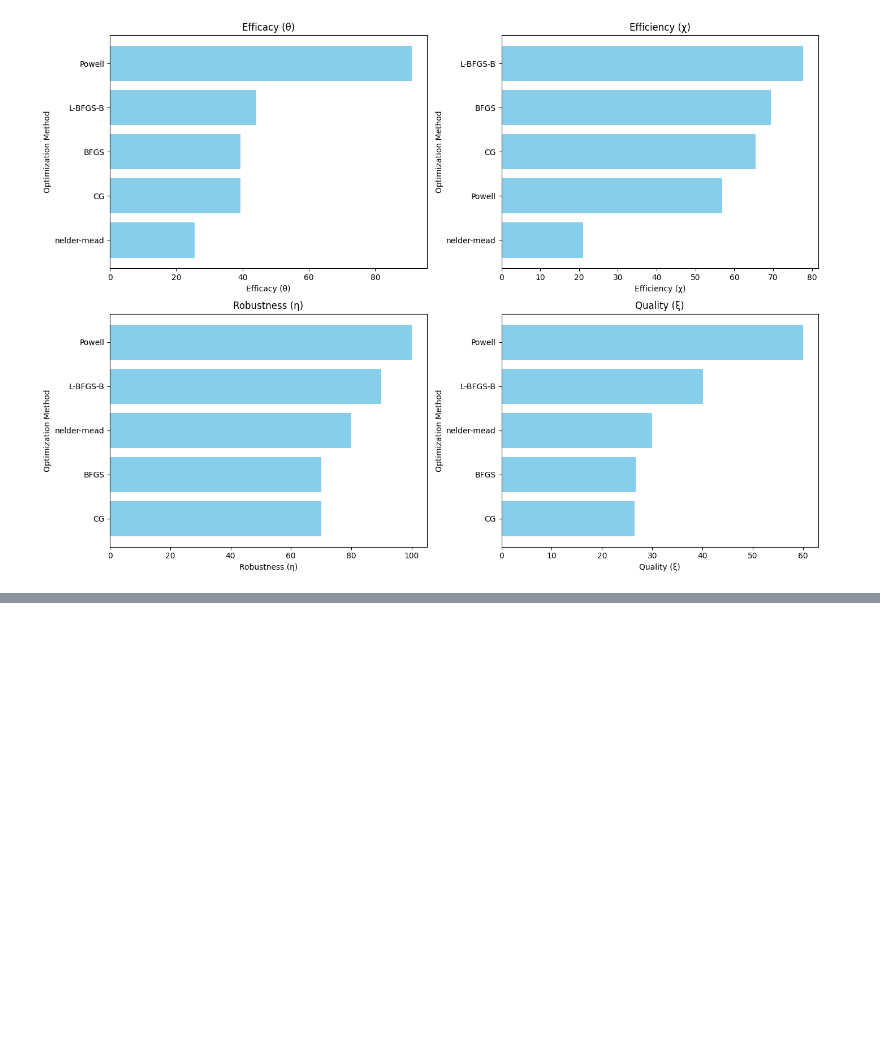
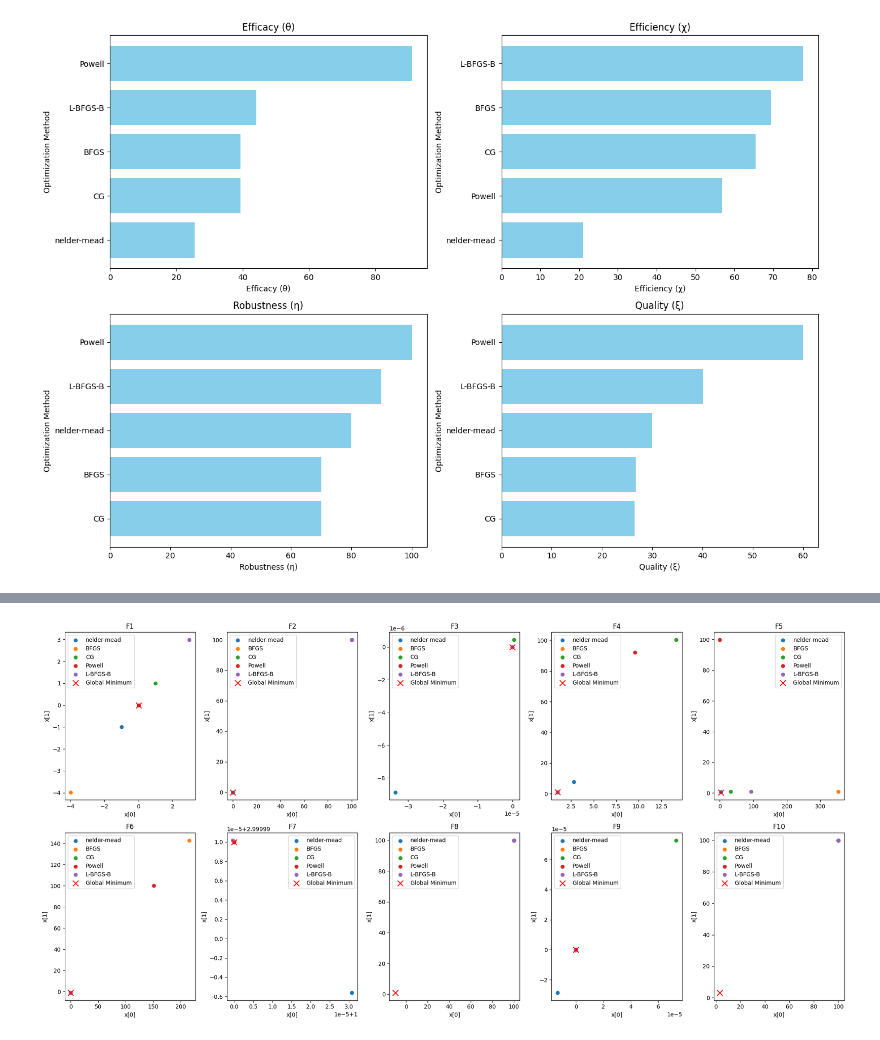
Before and after one commit to davibelo/EQE855_Lista_Exercicio, a Jupyter notebook: resposta3.ipynb, the cells around one changed output, grey strips where cells are left out. Drawn from its saved outputs; the diff is of its cells as text; code cells hidden in the pictures; blank space fills up the shorter version.

```diff
--- a/resposta3.ipynb
+++ b/resposta3.ipynb
@@ -304,0 +358,22 @@ plt.show()
+# %%
+
+# Scatter Plot: Solutions Found vs Global Minimum
+fig, axs = plt.subplots(2, 5, figsize=(20, 10))
+
+for i, func in enumerate(functions):
+    x_star = np.array(global_minimum[func]['x'])
+
+    for method in methods:
+        x_found = np.array(results[method][func]['x'])
+        axs[i//5, i%5].scatter(x_found[0], x_found[1], label=method)
+
+    axs[i//5, i%5].scatter(x_star[0], x_star[1], label='Global Minimum', color='red', marker='x', s=100)
+    axs[i//5, i%5].set_title(f'{func}')
+    axs[i//5, i%5].set_xlabel('x[0]')
+    axs[i//5, i%5].set_ylabel('x[1]')
+    axs[i//5, i%5].legend()
+
+plt.tight_layout()
+plt.show()
+# %% [output]
+[figure, added]
```
Also changed, not shown: parts of 3 cells of this notebook.
